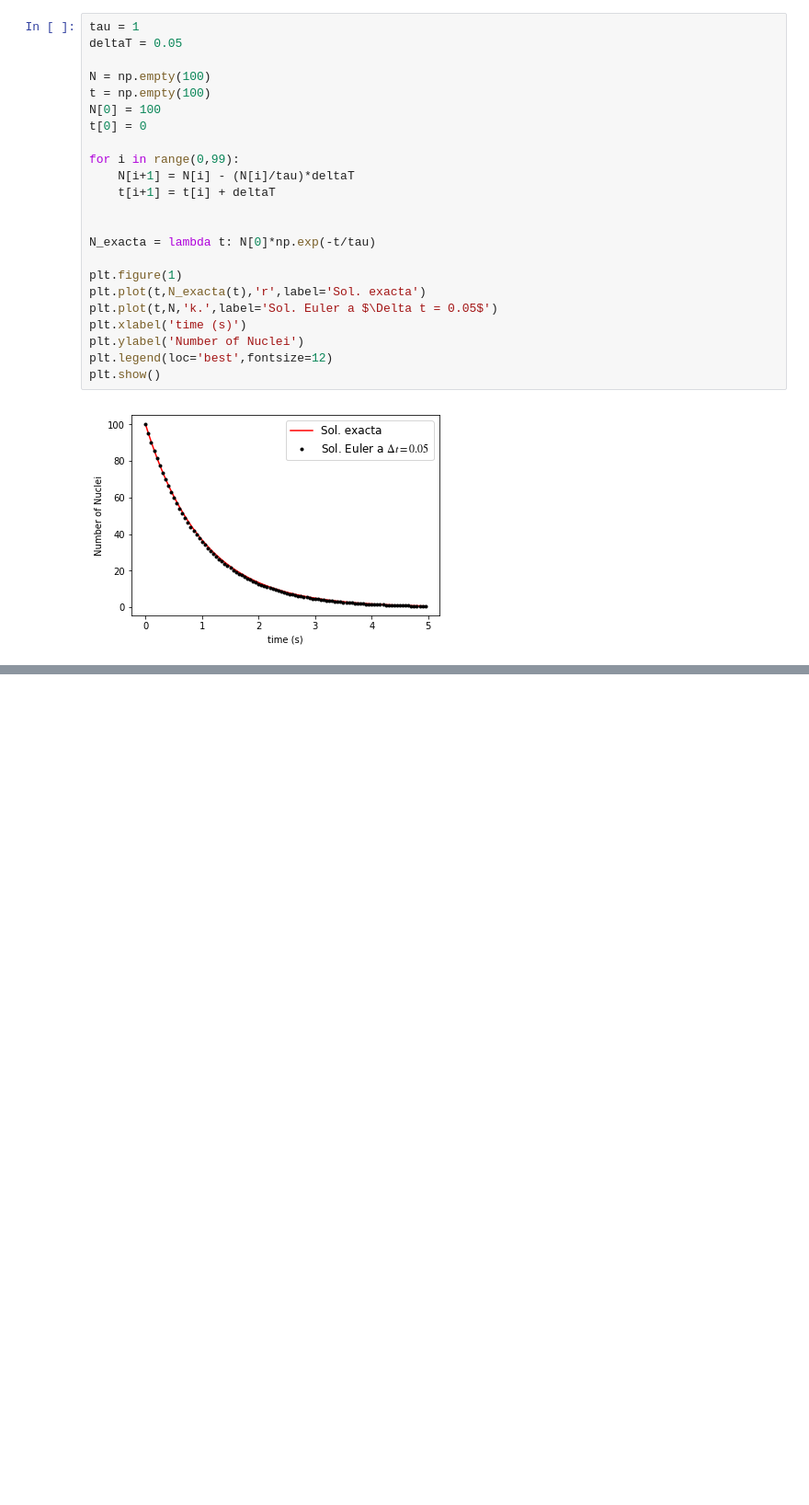
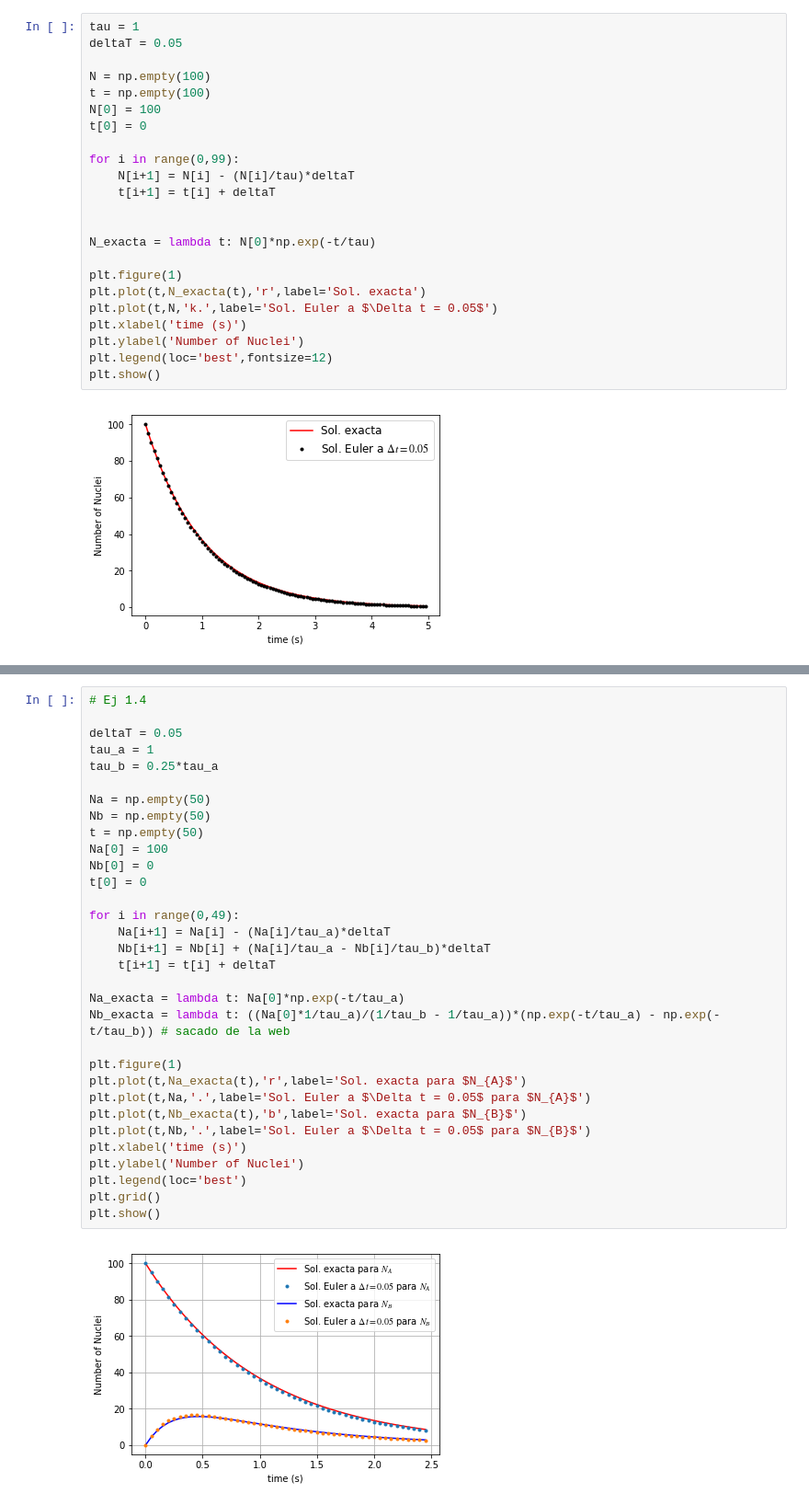
Before and after one commit to ignaciop/python_varios, a Jupyter notebook: nakanishi-giordano-cap1.ipynb, the cells around one changed output, grey strips where cells are left out. Shown at 92% size. Saved outputs shown, nothing was run; the diff lists cells and outputs as text; blank space fills up the shorter version.

```diff
--- a/nakanishi-giordano-cap1.ipynb
+++ b/nakanishi-giordano-cap1.ipynb
@@ -102,3 +108,37 @@ plt.legend(loc='best')
 plt.show()
 # %% [output]
 [figure]
+# %%
+# Ej 1.4
+
+deltaT = 0.05
+tau_a = 1
+tau_b = 0.25*tau_a
+
+Na = np.empty(50)
+Nb = np.empty(50)
+t = np.empty(50)
+Na[0] = 100
+Nb[0] = 0
+t[0] = 0
+
+for i in range(0,49):
+    Na[i+1] = Na[i] - (Na[i]/tau_a)*deltaT
+    Nb[i+1] = Nb[i] + (Na[i]/tau_a - Nb[i]/tau_b)*deltaT
+    t[i+1] = t[i] + deltaT
+
+Na_exacta = lambda t: Na[0]*np.exp(-t/tau_a)
+Nb_exacta = lambda t: ((Na[0]*1/tau_a)/(1/tau_b - 1/tau_a))*(np.exp(-t/tau_a) - np.exp(-t/tau_b)) # sacado de la web
+
+plt.figure(1)
+plt.plot(t,Na_exacta(t),'r',label='Sol. exacta para $N_{A}$')
+plt.plot(t,Na,'.',label='Sol. Euler a $\Delta t = 0.05$ para $N_{A}$')
+plt.plot(t,Nb_exacta(t),'b',label='Sol. exacta para $N_{B}$')
+plt.plot(t,Nb,'.',label='Sol. Euler a $\Delta t = 0.05$ para $N_{B}$')
+plt.xlabel('time (s)')
+plt.ylabel('Number of Nuclei')
+plt.legend(loc='best')
+plt.grid()
+plt.show()
+# %% [output]
+[figure, added]
```
Also changed, not shown: parts of 5 cells of this notebook.
